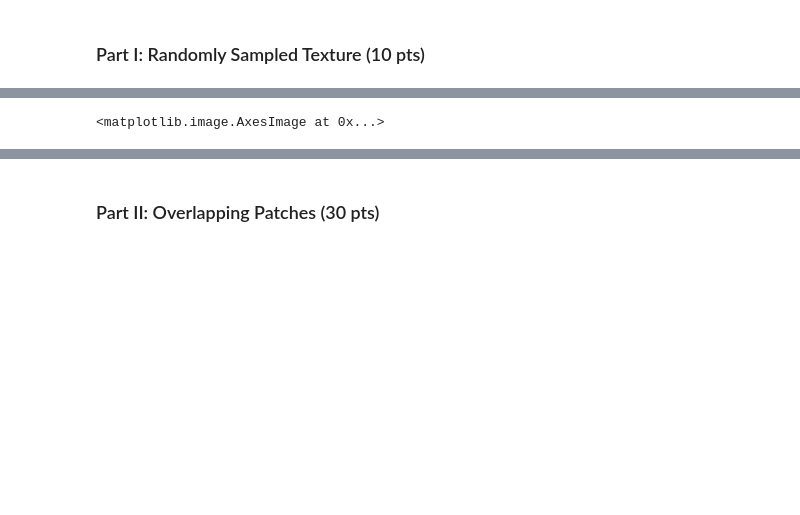
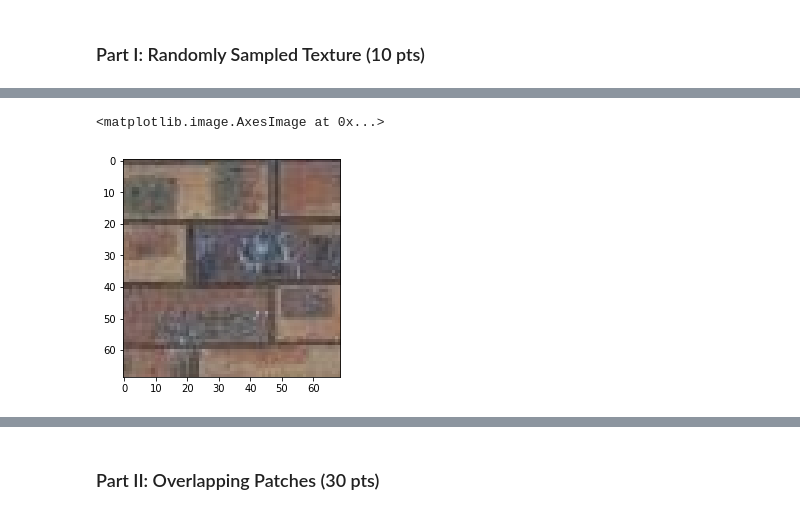
Before and after one commit to tarik0219/Project_2_CS445, a Jupyter notebook: Project2.ipynb, the cells around one changed output, grey strips where cells are left out. Drawn from its saved outputs; the diff is of its cells as text; code cells hidden in the pictures; blank space fills up the shorter version.

```diff
--- a/Project2.ipynb
+++ b/Project2.ipynb
@@ -37,5 +36,5 @@ def sample_image(width,sample_img):
 
 
 fig, axes = plt.subplots(1, 1)
-axes.imshow(sample_image(100,sample_img))
+axes.imshow(sample_image(69,sample_img))
 # %% [output]
@@ -44,4 +41,5 @@ axes.imshow(sample_image(100,sample_img))
 <matplotlib.image.AxesImage at 0x...>
+[figure, added]
 # %%
 def quilt_random(sample, out_size, patch_size):
     """
```
Also changed, not shown: parts of 10 cells of this notebook, 24 other files.
